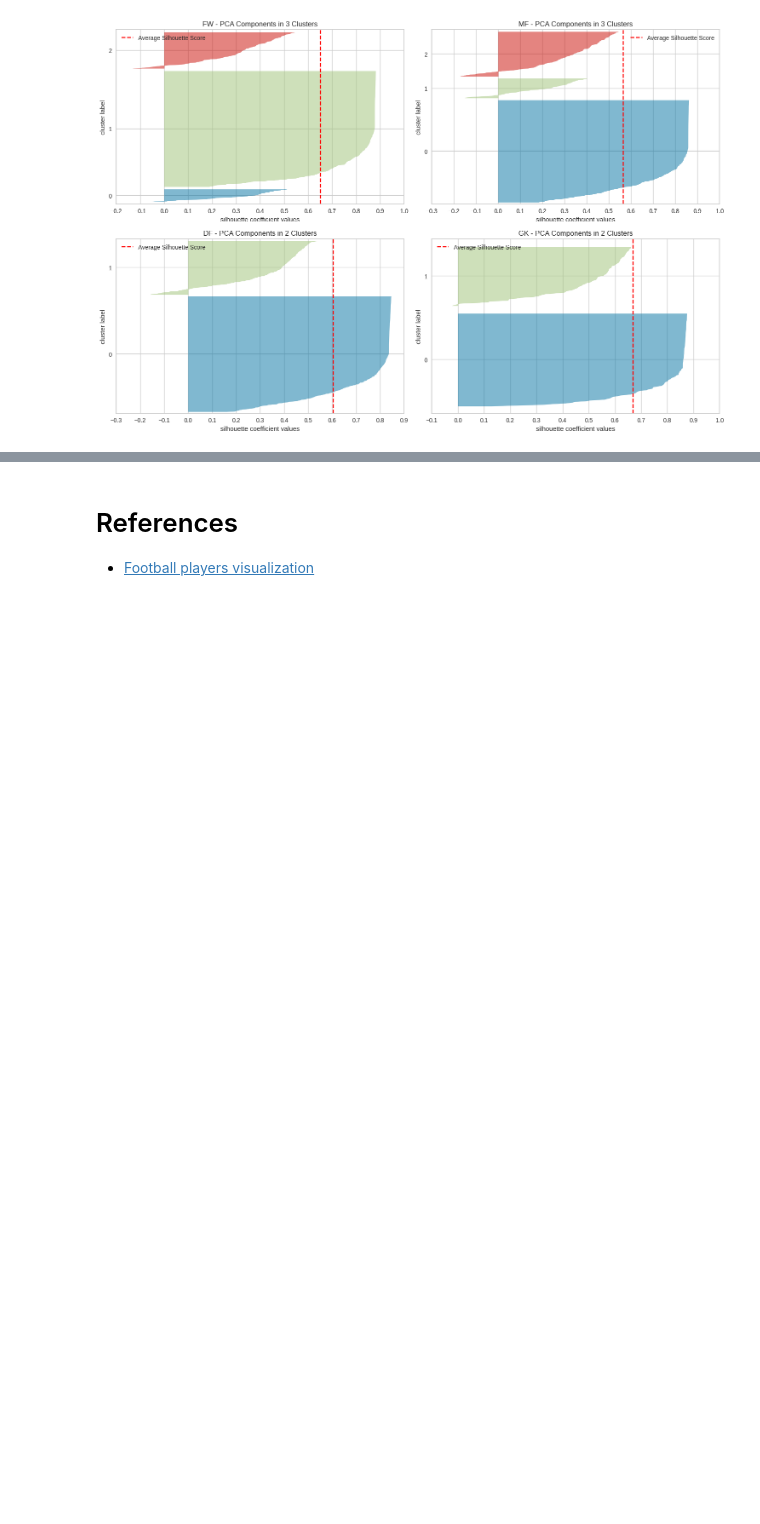
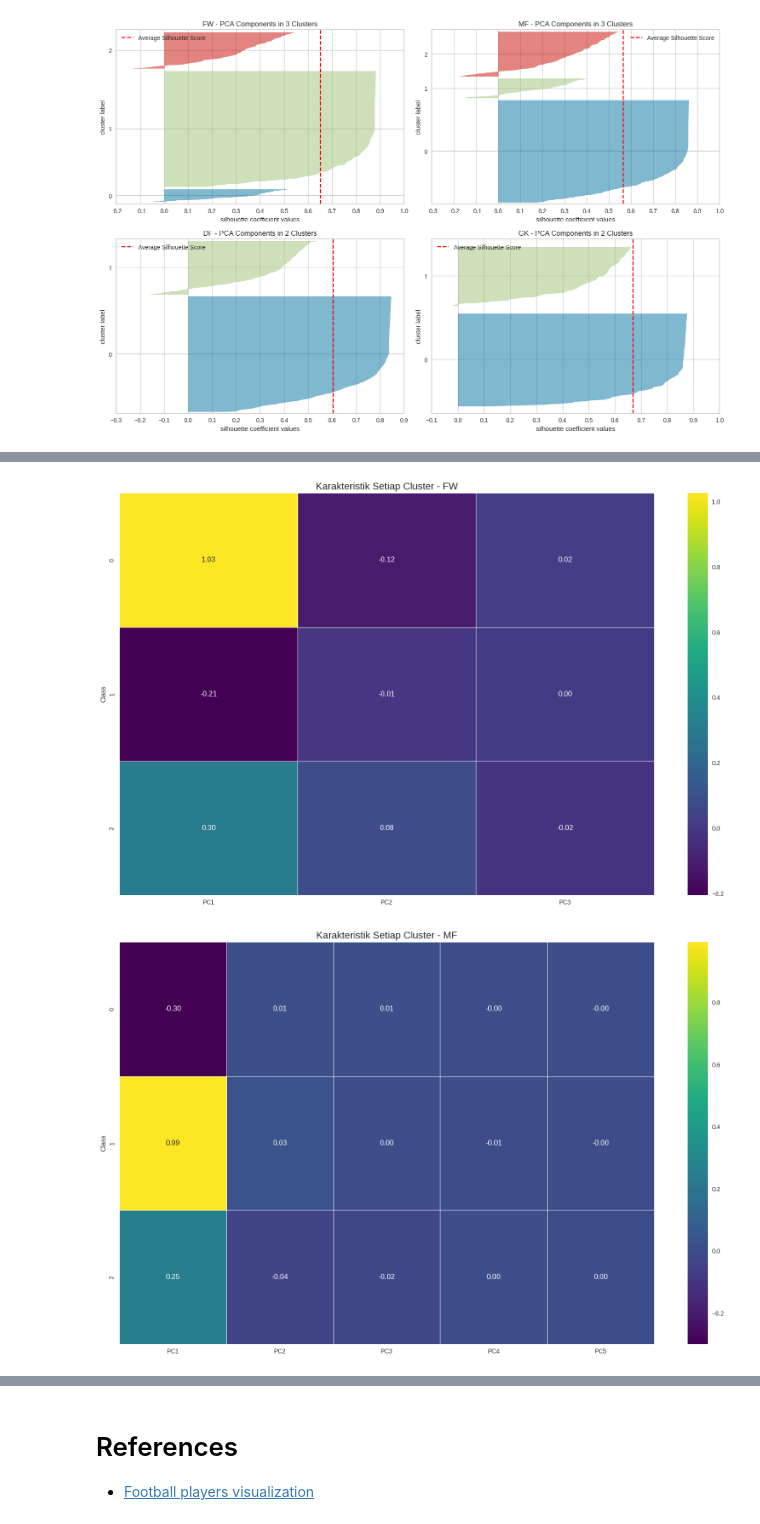
Before and after one commit to marifr25/dicoding_project, a Jupyter notebook: Clustering_Pemain_Sepakbola_Eropa/Kaggle_Version/Clustering_of_Football_Player_Statistics.ipynb, the cells around one changed output, grey strips where cells are left out. Saved outputs shown, nothing was run; the diff lists cells and outputs as text; code cells hidden in the pictures; blank space fills up the shorter version.

```diff
--- a/Clustering_Pemain_Sepakbola_Eropa/Kaggle_Version/Clustering_of_Football_Player_Statistics.ipynb
+++ b/Clustering_Pemain_Sepakbola_Eropa/Kaggle_Version/Clustering_of_Football_Player_Statistics.ipynb
@@ -1065,0 +1202,31 @@ plot_pca_silhouette(position_category, fps_pca, pca_columns, clusters_by_positio
+# %%
+def plot_heatmap(position_list, df_dict, features_dict):
+    """
+    Then visualize the heatmap.
+
+    Parameters:
+    position_list: List of positions to be analyzed
+    df_dict : Dictionary dataframe clustering results per position
+    features_dict : Dictionary features clustering results per position
+    """
+    # Looping based on `position_list`
+    for position in position_list:
+        # Get dataframe and features from dictionary by position
+        df_position = df_dict[position]
+        features = features_dict[position]
+
+        # Take clusters using `groupby` and calculate the mean for each feature
+        cluster_analysis = df_position.groupby('Class')[features].mean()
+
+        # Plot the heatmap
+        plt.figure(figsize=(16, 10))
+        sns.heatmap(cluster_analysis, annot=True, cmap='viridis', fmt='.2f', linewidths=.5)  # Using `cluster analysis` to plot heatmaps
+        plt.title('Karakteristik Setiap Cluster - ' + position, fontsize=16)
+        plt.tight_layout()  # Use `tight_layout` to avoid overlap
+        plt.show()
+
+# Apply `plot_heatmap` function
+plot_heatmap(position_category, cluster_results, pca_columns)
+# %% [output]
+[figure, added]
+[figure, added]
```
Also changed, not shown: parts of 7 cells of this notebook.
